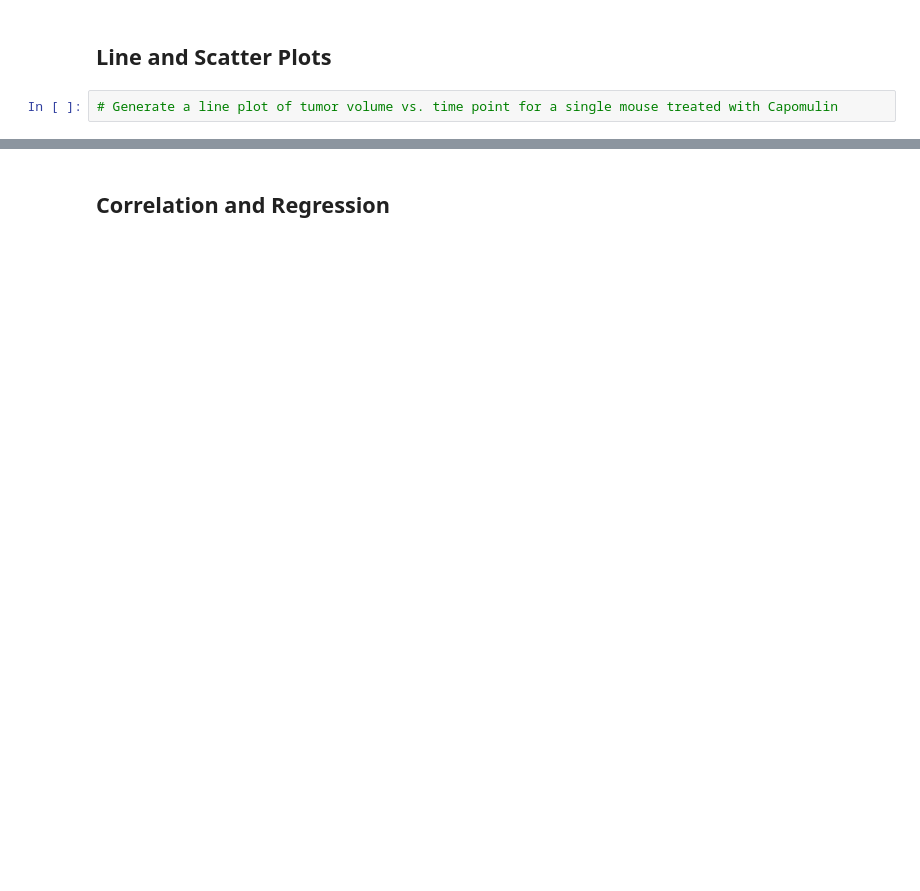
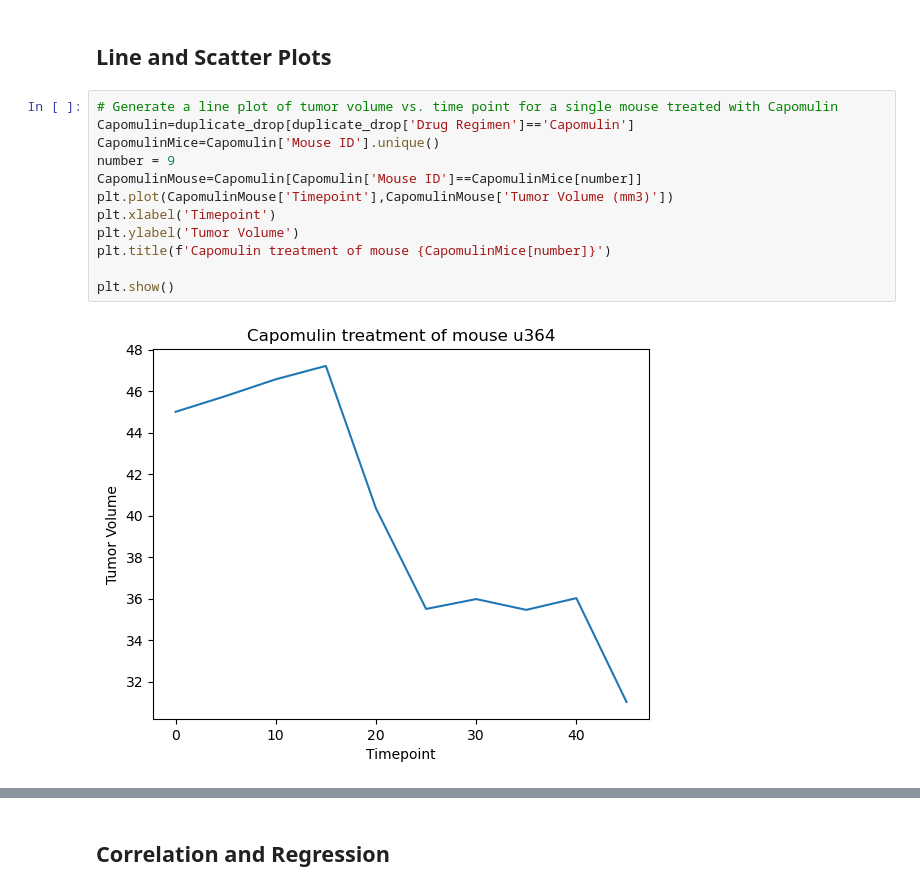
Before and after one commit to JJJJ0220/plot-challenge, a Jupyter notebook: pymaceuticals_final.ipynb, the cells around one changed output, grey strips where cells are left out. Saved outputs shown, nothing was run; the diff lists cells and outputs as text; blank space fills up the shorter version.

```diff
--- a/pymaceuticals_final.ipynb
+++ b/pymaceuticals_final.ipynb
@@ -186,6 +241,18 @@ plt.show()
 # %% [markdown]
 ## Line and Scatter Plots
-# %%
-# Generate a line plot of tumor volume vs. time point for a single mouse treated with Capomulin
+# %%
+# Generate a line plot of tumor volume vs. time point for a single mouse treated with Capomulin
+Capomulin=duplicate_drop[duplicate_drop['Drug Regimen']=='Capomulin']
+CapomulinMice=Capomulin['Mouse ID'].unique()
+number = 9
+CapomulinMouse=Capomulin[Capomulin['Mouse ID']==CapomulinMice[number]]
+plt.plot(CapomulinMouse['Timepoint'],CapomulinMouse['Tumor Volume (mm3)'])
+plt.xlabel('Timepoint')
+plt.ylabel('Tumor Volume')
+plt.title(f'Capomulin treatment of mouse {CapomulinMice[number]}')
+
+plt.show()
+# %% [output]
+[figure, added]
 # %%
 # Generate a scatter plot of mouse weight vs. the average observed tumor volume for the entire Capomulin regimen
```
Also changed, not shown: parts of 8 cells of this notebook, 1 other file.
